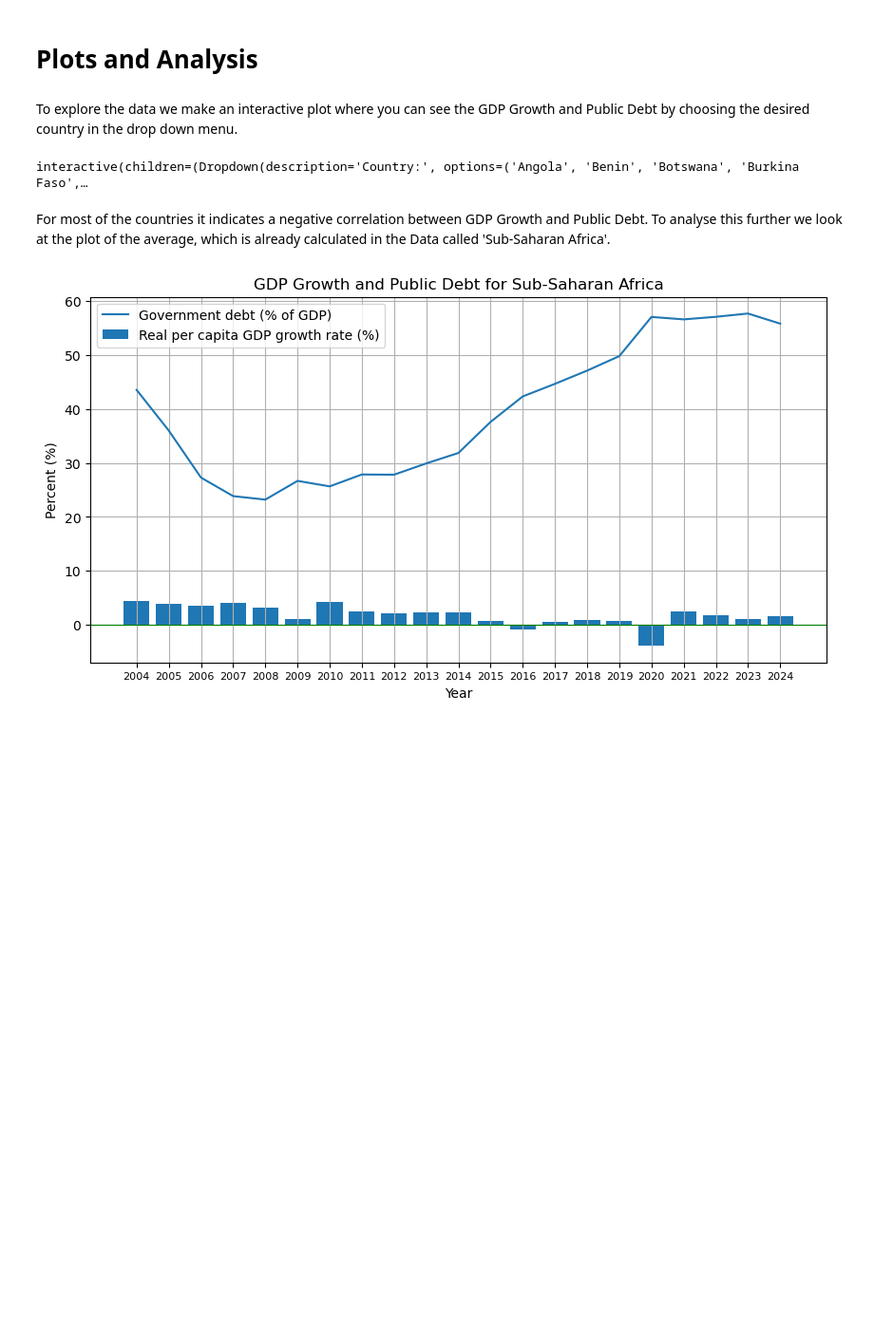
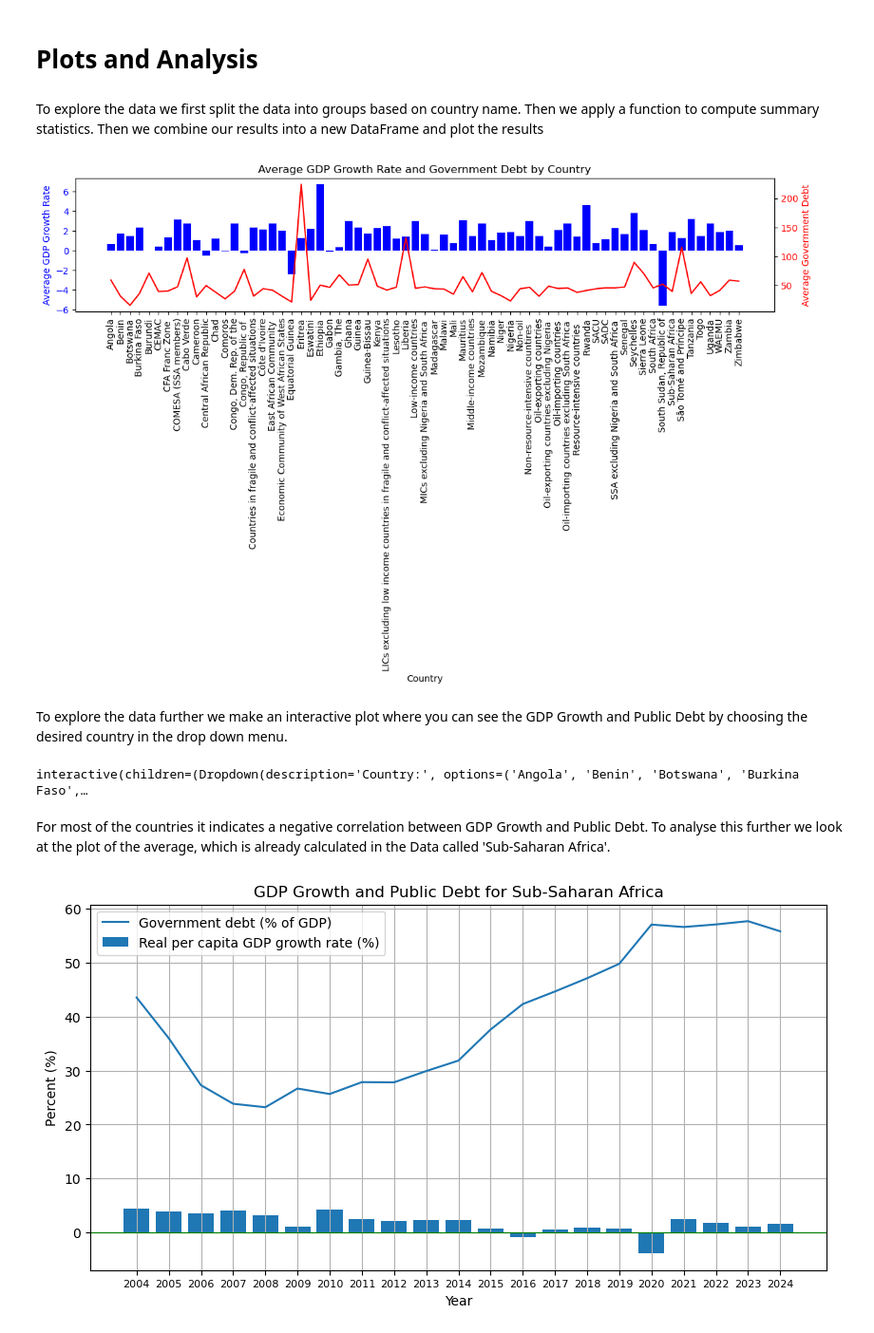
Before and after one commit to NumEconCopenhagen/projects-2024-miguel-og-chris, a Jupyter notebook: dataproject/dataproject.ipynb, the cells around one changed output. Shown at 95% size. Drawn from its saved outputs; the diff is of its cells as text; code cells hidden in the pictures; blank space fills up the shorter version.

```diff
--- a/dataproject/dataproject.ipynb
+++ b/dataproject/dataproject.ipynb
@@ -119,8 +63,3 @@ print(GDP_panel_data)
 # Merging the data
 # %% [markdown]
 We merge the two datasets using an inner merge.
-# %%
-#Merge the data where collumns 'Country name' and 'Year' match
-merged_data = pd.merge(GDP_panel_data, Debt_panel_data, on=['Country name', 'Year'], how = 'inner')
-merged_data.to_csv('Merged_data_print', index=False)
-display(merged_data)
@@ -141,7 +82,41 @@ display(merged_data)
 # %% [markdown]
 # Plots and Analysis
+# %% [markdown]
+To explore the data we first split the data into groups based on country name. Then we apply a function to compute summary statistics. Then we combine our results into a new DataFrame and plot the results
+# %%
+# Split the data
+grouped_data = merged_data.groupby('Country name')
+# Use aggregation function to calculate means
+summary = grouped_data.agg({
+    'Real per capita GDP growth rate': 'mean',
+    'Government debt (Percent of GDP)': 'mean'
+}).reset_index()
+# Combine results
+summary.columns = ['Country name', 'Average GDP Growth Rate', 'Average Government Debt']
+
+#Then plotting
+fig, ax1 = plt.subplots(figsize=(12, 8))
+
+# Plot average GDP growth rate
+ax1.bar(summary['Country name'], summary['Average GDP Growth Rate'], color='b', label='Average GDP Growth Rate')
+ax1.set_xlabel('Country')
+ax1.set_ylabel('Average GDP Growth Rate', color='b')
+ax1.tick_params(axis='y', labelcolor='b')
+plt.xticks(rotation=90)
+
+# Create a second y-axis to plot the average government debt
+ax2 = ax1.twinx()
+ax2.plot(summary['Country name'], summary['Average Government Debt'], color='r', label='Average Government Debt')
+ax2.set_ylabel('Average Government Debt', color='r')
+ax2.tick_params(axis='y', labelcolor='r')
+
+fig.tight_layout()
+plt.title('Average GDP Growth Rate and Government Debt by Country')
+plt.show()
+# %% [output]
+[figure, added]
 # %% [markdown]
-To explore the data we make an interactive plot where you can see the GDP Growth and Public Debt by choosing the desired country in the drop down menu.
+To explore the data further we make an interactive plot where you can see the GDP Growth and Public Debt by choosing the desired country in the drop down menu.
 # %%
 # Ensuring all data in the columns is treated as strings, then replacing commas
 merged_data['Real per capita GDP growth rate'] = merged_data['Real per capita GDP growth rate'].astype(str).str.replace(',', '.').replace('no data', np.nan).astype(float)
```
Also changed, not shown: parts of 10 cells of this notebook, 3 other files.
